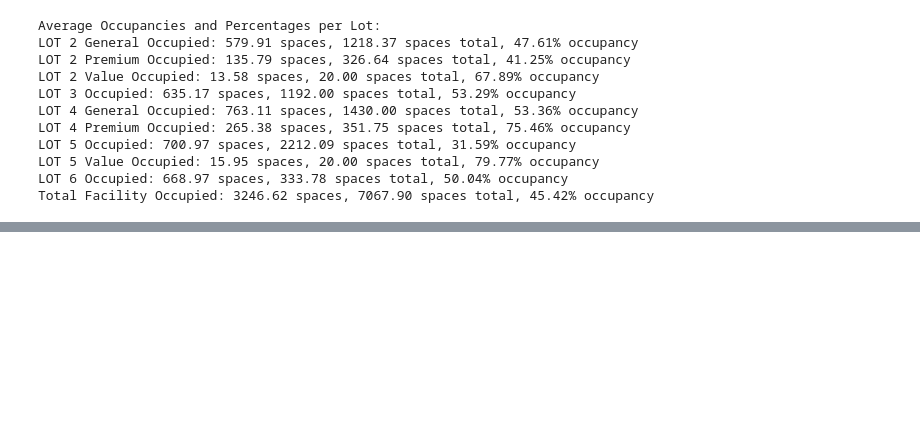
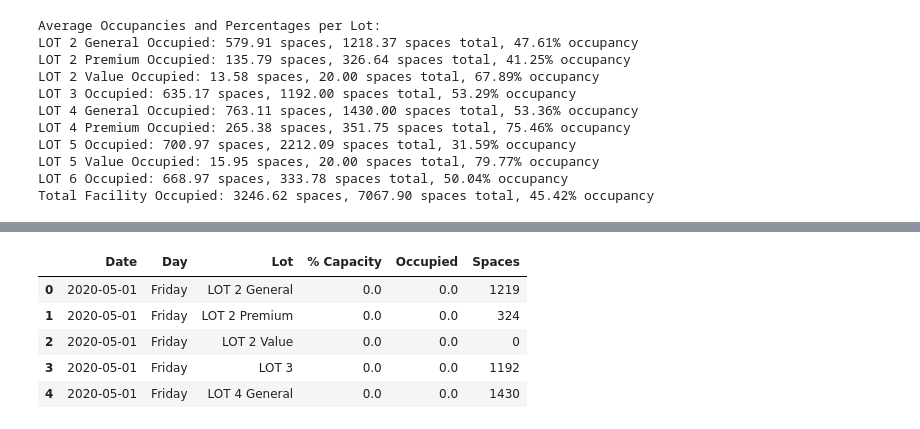
Before and after one commit to doom-boy/Ontario-Competition-Project, a Jupyter notebook: combined_parking.ipynb, the cells around one changed output, grey strips where cells are left out. Saved outputs shown, nothing was run; the diff lists cells and outputs as text; code cells hidden in the pictures; blank space fills up the shorter version.

```diff
--- a/combined_parking.ipynb
+++ b/combined_parking.ipynb
@@ -484,9 +488,9 @@ long_df = pd.DataFrame(long_data)
 
 # Optional: save to CSV for Tableau
 long_df.to_csv('lot_long_format.csv', index=False)
-
+long_df['% Capacity'] = long_df['% Capacity'] * 100
 print(long_df[9558:9568])
 
 
-long_df.to_csv('past5parkingdatalong.csv', index=False)
+long_df[9558:].to_csv('past5parkingdatalong.csv', index=False)
 # %% [output]
@@ -503,0 +514,9 @@ long_df.to_csv('past5parkingdatalong.csv', index=False)
+# %%
+long_df.head()
+# %% [output]
+|  | Date | Day | Lot | % Capacity | Occupied | Spaces |
+| 0 | 2020-05-01 | Friday | LOT 2 General | 0.0 | 0.0 | 1219 |
+| 1 | 2020-05-01 | Friday | LOT 2 Premium | 0.0 | 0.0 | 324 |
+| 2 | 2020-05-01 | Friday | LOT 2 Value | 0.0 | 0.0 | 0 |
+| 3 | 2020-05-01 | Friday | LOT 3 | 0.0 | 0.0 | 1192 |
+| 4 | 2020-05-01 | Friday | LOT 4 General | 0.0 | 0.0 | 1430 |
```
Also changed, not shown: parts of 6 cells of this notebook, 12 other files.
